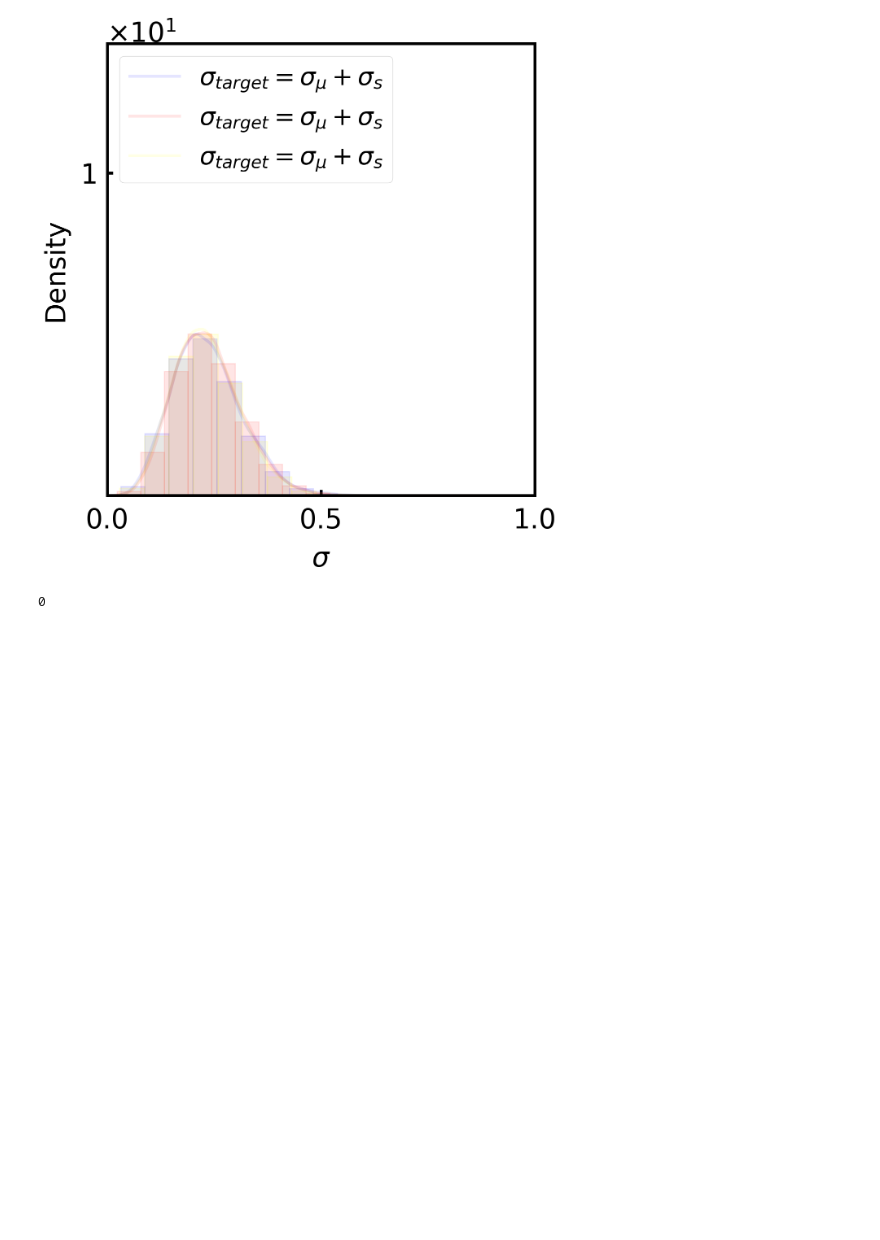
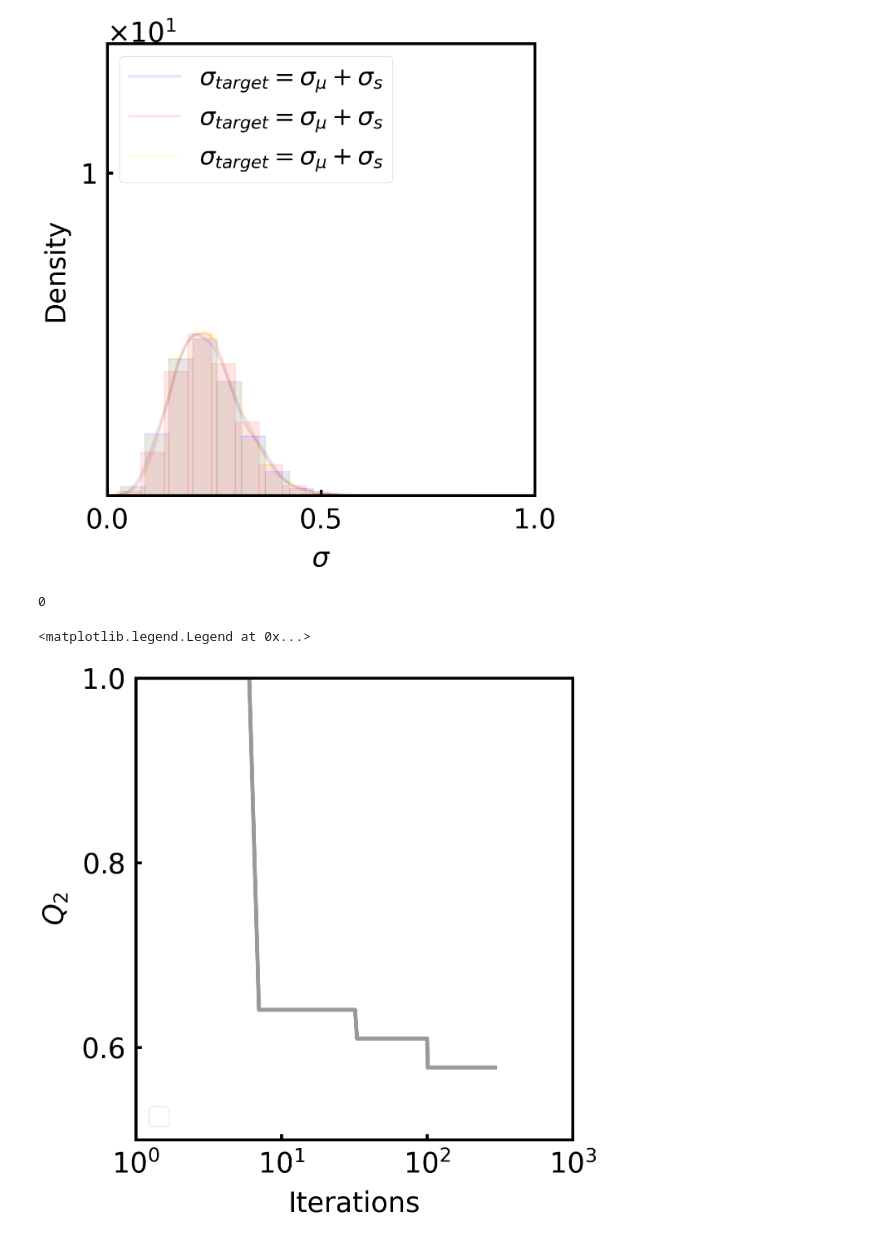
Before and after one commit to ZhangTao-SJTU/tvm, a Jupyter notebook: plot.ipynb, the cells around one changed output. Saved outputs shown, nothing was run; the diff lists cells and outputs as text; code cells hidden in the pictures; blank space fills up the shorter version.

```diff
--- a/plot.ipynb
+++ b/plot.ipynb
@@ -623,3 +623,46 @@ plotter.save_fig("{}error.jpg".format(dir))
 # plotter.plot_xy_errorbar([i for i in range(len(costs))],costs, err, label = "_Pattern A", color= "black",alpha = 0.6)
 
 # plotter.save_fig("/Users/shabeebameen/Projects/tvm-fire/mp_2_cells_distances.jpg")
+# %%
+from toolbox import manuscriptPlots
+import numpy as np
+import pandas as pd
+from scipy.stats import gamma
+import os
+plotter = manuscriptPlots.plot()
+# plotter.set_ylim(1e-7,5)
+plotter.set_ylim(0.5,1)
+
+plotter.set_xlim(1,1000)
+plotter.set_xticks([20*i for i in range(150)])
+plotter.set_yticks([5*i for i in range(1,100)])
+plotter.set_yticks([0.2*i for i in range(1,100)])
+
+plotter.set_xlabel("Iterations")
+# plotter.set_ylabel(r"$<|1-\sigma_{target}/\sigma|>$")
+plotter.set_ylabel(r"$Q_2$")
+
+# plotter.set_title(r"$n_{(target)} =$"+ "{}".format(n_target))
+plotter.set_yScaled()
+
+plotter.initialize_figure()
+plotter.ax.set_xscale("log")
+# plotter.ax.set_yscale("log")
+
+dir = "tests/1_cell_new_code_spheroid/"
+errors = np.loadtxt(dir+"q_values.txt")
+# if not errors[-1]<1e-4:
+#     continue
+# errors = np.loadtxt(dir+"q_values.txt")
+
+x_array = [i+1 for i in range(len(errors))]
+plotter.plot_xy(x_array, errors, color = "black", alpha = 0.4,label = "_none")
+
+
+
+# plotter.plot_errorfill(x_array,df_decrease["mean"].to_numpy(),df_decrease["sem"].to_numpy(),color = "black", alpha = 0.4, label = r"$\sigma_{hidden}^{(initial)}$")
+
+plotter.ax.legend(loc='lower left')
+# %% [output]
+<matplotlib.legend.Legend at 0x...>
+[figure, added]
```
Also changed, not shown: 27 other files.
